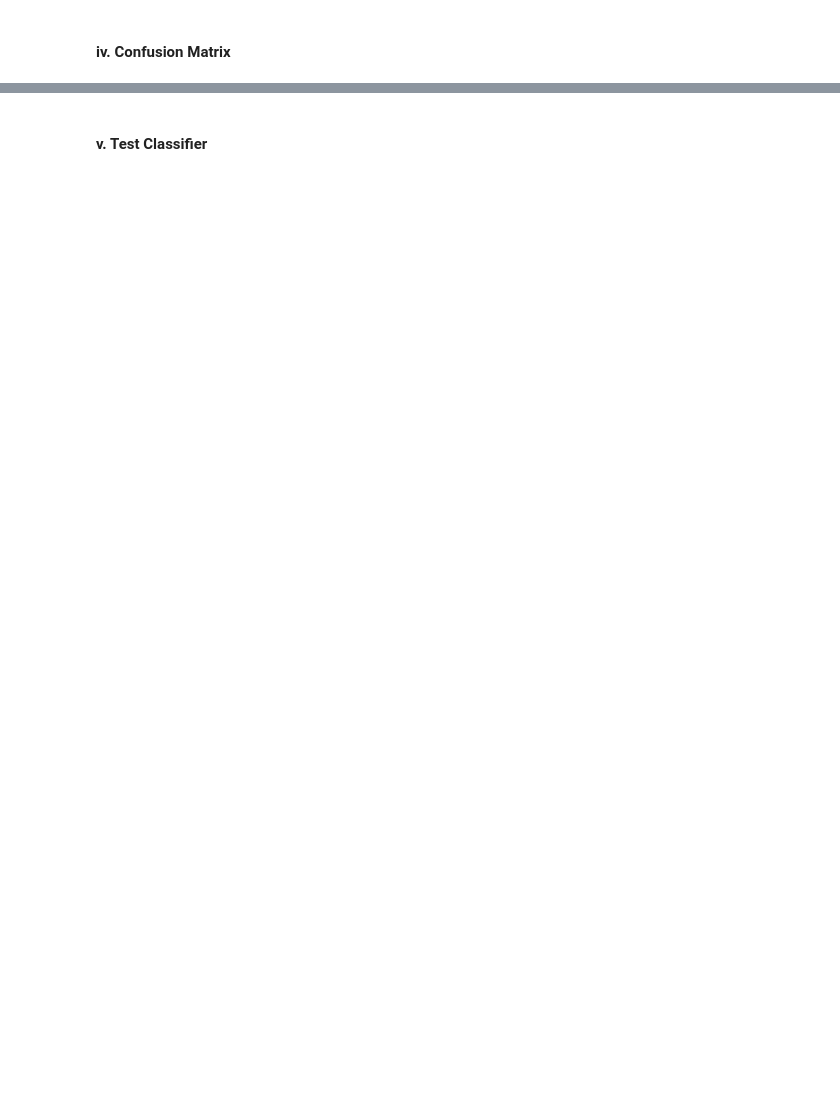
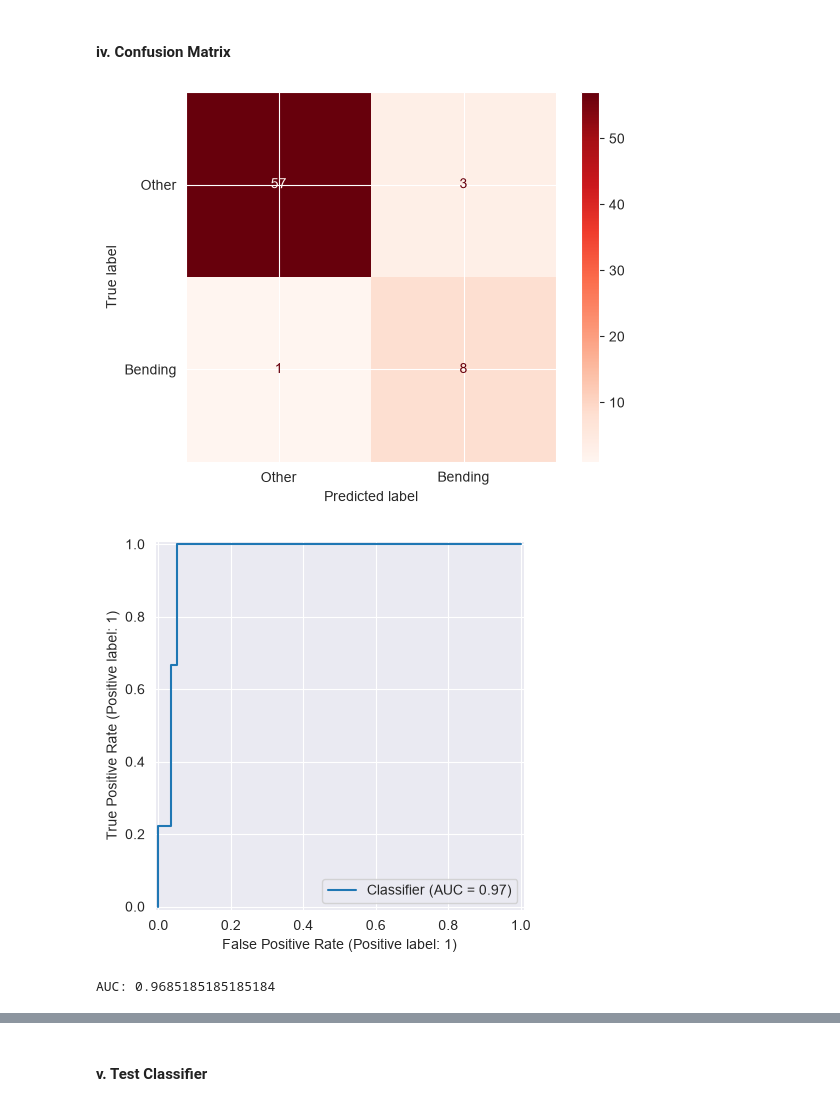
Before and after one commit to johncase17/DSCI552HW4, a Jupyter notebook: notebook/Case_John_HW4.ipynb, the cells around one changed output, grey strips where cells are left out. Saved outputs shown, nothing was run; the diff lists cells and outputs as text; code cells hidden in the pictures; blank space fills up the shorter version.

```diff
--- a/notebook/Case_John_HW4.ipynb
+++ b/notebook/Case_John_HW4.ipynb
@@ -245,2 +350,14 @@ print(std_interval)
+# %%
+reg = LogisticRegression(C=np.inf, max_iter=300)
+selector = RFECV(estimator=reg, cv=StratifiedKFold(5), step=0.1, n_jobs=-1, scoring='accuracy')
+ts_output = pd.DataFrame({'k': [], 'p': [], 'accuracy': []})
+for k in range (1,21):
+    data = {}
+    sample = split_features(training_data, k)
+    selector.fit(sample.drop(columns='class'), sample['class'])
+    data['k'] = int(k)
+    data['p'] = int(selector.n_features_)
+    data['accuracy'] = selector.cv_results_["mean_test_score"].max()
+    ts_output = pd.concat([ts_output, pd.DataFrame([data])], ignore_index=True)
 # %% [markdown]
 #### iii. Time Series Segments
@@ -247,2 +386,25 @@ print(std_interval)
 # %% [markdown]
 #### iv. Confusion Matrix
+# %%
+#redo best k (1)
+sample = split_features(training_data, 1)
+sel_x = sample.drop(columns='class')
+sel_y = sample['class']
+selector.fit(sel_x, sel_y)
+
+#Training Confusion Matrix
+c_matrix= confusion_matrix(sel_y, selector.predict(sel_x))
+disp = ConfusionMatrixDisplay(confusion_matrix=c_matrix, display_labels=['Other', 'Bending'])
+disp.plot(cmap=plt.cm.Reds)
+plt.show()
+
+#ROC and AUC
+scores = selector.predict_proba(sel_x)[:, 1]
+auc = roc_auc_score(sel_y, scores)
+RocCurveDisplay.from_predictions(sel_y, scores)
+plt.show()
+print('AUC: ' + str(auc))
+# %% [output]
+[figure, added]
+[figure, added]
+AUC: 0.9685185185185184
```
Also changed, not shown: parts of 24 cells of this notebook.
